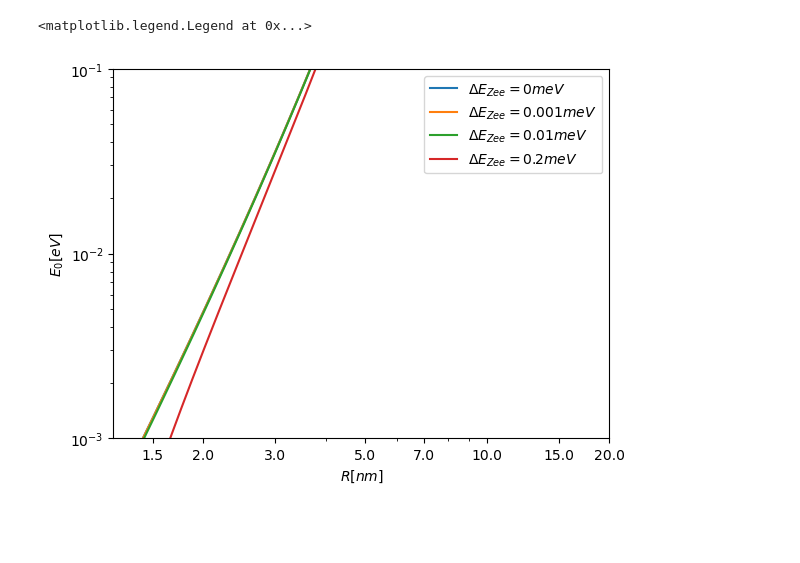
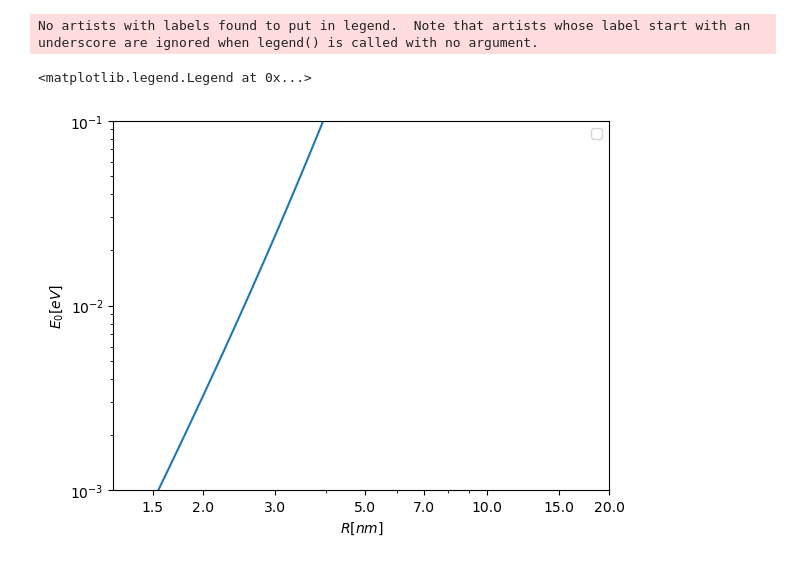
Before and after one commit to robalvess/Projeto-1---2025, a Jupyter notebook: threshold-tuning.ipynb, the cells around one changed output. Drawn from its saved outputs; the diff is of its cells as text; code cells hidden in the pictures; blank space fills up the shorter version.

```diff
--- a/threshold-tuning.ipynb
+++ b/threshold-tuning.ipynb
@@ -5,7 +5,7 @@ import matplotlib.pyplot as plt
 #Here, I want to reproduce FIG. 5 of the paper regarding the threshold tuning of the energy deposit.
 #The first one regards the deposit for zero field case. First, I will define the parameters of the SMM.
 
-U = 109.5 #K
+U = 100 #K
 tau_0 = 4.23e-9 #s
 #E_zee = 0
 alpha = 1e-7 * (1e9)**2 #nm2/s
@@ -15,29 +15,38 @@ rho_s = 1 #nm^-3
 #The threshold can be put as forcing Eq. 7 to be an equality:
 
 def energy_deposit(r, E_zee):
+    numerator = c_0*(r**3)*(U* - 0.5*E_zee*(1.6e4))**4
+    denominator = np.log(r**2/(tau_0 * alpha))
+    return ((numerator/(denominator)**4) - rho_s*(r**3)*E_zee)
+
+def energy_deposit2(r, E_zee):
     numerator = c_0*(r**3)*(U - 0.5*E_zee*(1.6e4))**4
     denominator = np.log(r**2/(tau_0 * alpha))
-    return ((numerator/(denominator)**4) - rho_s*(r**3)*E_zee)
+    return ((numerator/(denominator)**4))
 # %%
 range = np.linspace(1.2,20,1000)
 ezee = [0,0.001e-3*(1.6e4), 0.01e-3*(1.6e4), 0.1e-3*(1.6e4)]
 list_of_values1 = [energy_deposit(x,0) for x in range]
 list_of_values2 = [energy_deposit(x,0.001e-3) for x in range]
 list_of_values3 = [energy_deposit(x,0.01e-3) for x in range]
-list_of_values4 = [energy_deposit(x,0.2e-3) for x in range]
+list_of_values4 = [energy_deposit(x,0.1e-3) for x in range]
+list_of_values5 = [energy_deposit2(x, 1e-4) for x in range]
 
-plt.plot(range,list_of_values1,label='$\Delta E_{Zee} = 0 meV$')
-plt.plot(range, list_of_values2, label='$\Delta E_{Zee} = 0.001 meV$')
-plt.plot(range, list_of_values3, label='$\Delta E_{Zee} = 0.01 meV$')
-plt.plot(range, list_of_values4, label='$\Delta E_{Zee} = 0.2 meV$')
+
+plt.plot(range, list_of_values5)
+#plt.plot(range,list_of_values1,label='$\Delta E_{Zee} = 0 meV$')
+#plt.plot(range, list_of_values2, label='$\Delta E_{Zee} = 1e-5 meV$')
+#plt.plot(range, list_of_values3, label='$\Delta E_{Zee} = 0.01 meV$')
+#plt.plot(range, list_of_values4, label='$\Delta E_{Zee} = 0.1 meV$')
 plt.yscale('log')
 plt.xscale('log')
 plt.xlim(1.2,20)
 plt.ylim(0.001,0.1)
 plt.xticks(ticks=[1.5,2.0,3.0,5.0,7.0,10.0,15,20], labels=[1.5,2.0,3.0,5.0,7.0,10.0,15.0,20.0])
 plt.ylabel('$E_0[eV]$')
 plt.xlabel('$R[nm]$')
 plt.legend()
 # %% [output]
-<matplotlib.legend.Legend at 0x...>
+No artists with labels found to put in legend.  Note that artists whose label start with an underscore are ignored when legend() is called with no argument.
+<matplotlib.legend.Legend at 0x...>
-[figure, old version]
+[figure, new version]
```
Also changed, not shown: parts of 1 cell of this notebook, 5 other files.
